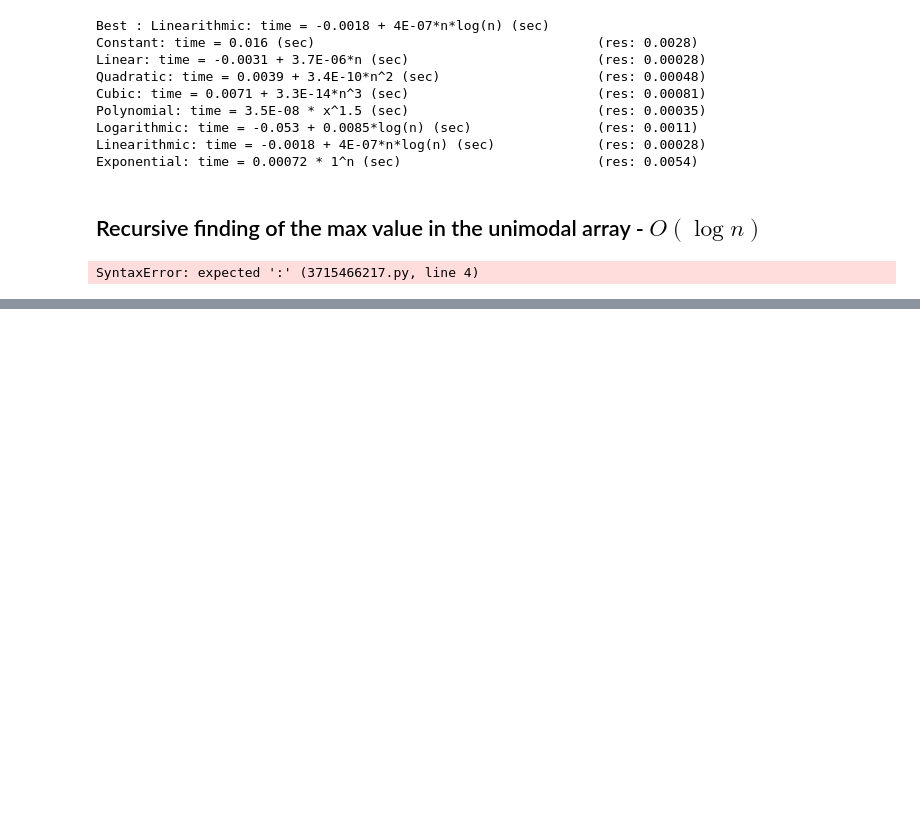
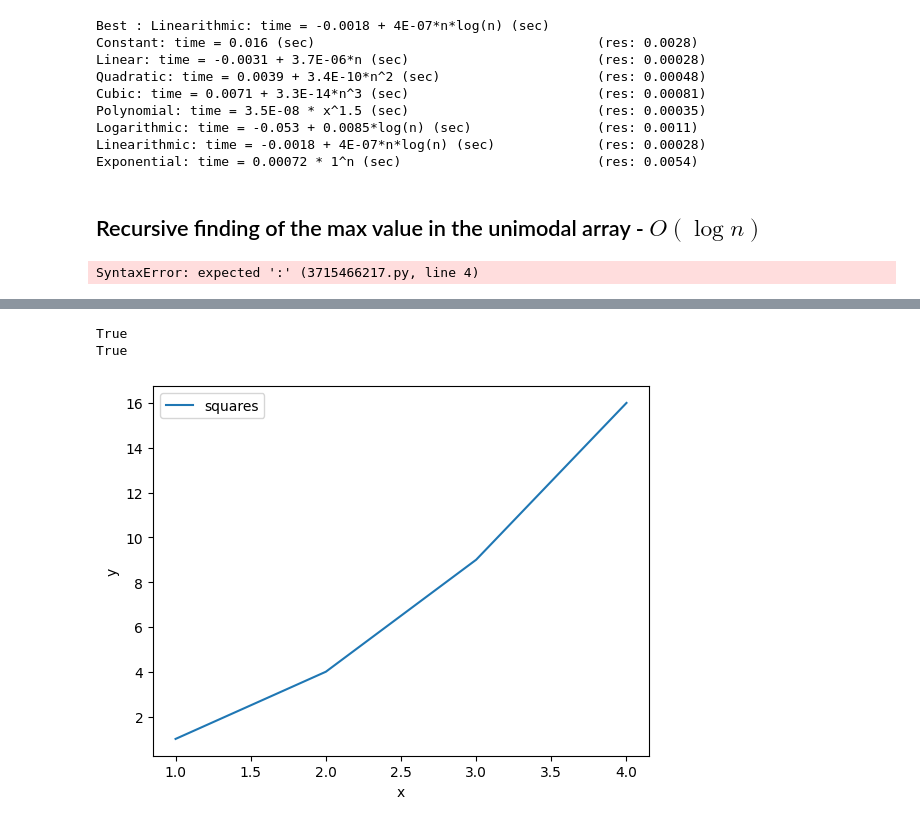
Before and after one commit to denysenko1571/algorithms-roughgarden, a Jupyter notebook: Algorithms Illuminated - Part 1 - The Basics/ch03-divide-and-conquer-algorithms/Algorithms Illuminated - Divide & Conquer Algorithms.ipynb, the cells around one changed output, grey strips where cells are left out. Cells and saved outputs as stored; diff of their text form; code cells hidden in the pictures; blank space fills up the shorter version.

```diff
--- a/Algorithms Illuminated - Part 1 - The Basics/ch03-divide-and-conquer-algorithms/Algorithms Illuminated - Divide & Conquer Algorithms.ipynb
+++ b/Algorithms Illuminated - Part 1 - The Basics/ch03-divide-and-conquer-algorithms/Algorithms Illuminated - Divide & Conquer Algorithms.ipynb
@@ -441,0 +460,49 @@ SyntaxError: expected ':' (3715466217.py, line 4)
+# %%
+# O(n) solution
+
+def linear_index_match(arr):
+    for i in range(len(arr)):
+        if i == arr[i]:
+            return True
+    return False
+
+print(linear_index_match([-3, -1, 1, 3, 5, 9]))
+
+# O(log(n)) solution
+
+def rec_index_match(arr, l=0, r=None):
+    if r is None:
+        r = len(arr) - 1
+
+    if l==r:
+        return arr[l] == l
+
+    mid = (l+r)//2
+
+    if arr[mid] == mid:
+        return True
+
+    if arr[mid] > mid:
+        return rec_index_match(arr, l, mid)
+    else:
+        return rec_index_match(arr, mid+1, r)
+
+print(rec_index_match([-3, -1, 1, 3, 5, 9]))
+# %% [output]
+True
+True
+# %%
+import matplotlib.pyplot as plt
+import timeit
+t = timeit.timeit(lambda: linear_index_match(arr), number=100)
+
+x = [1,2,3,4]
+y = [1,4,9,16]
+
+plt.plot(x,y,label="squares")
+plt.xlabel("x")
+plt.ylabel("y")
+plt.legend()
+plt.show()
+# %% [output]
+[figure, added]
```
Also changed, not shown: parts of 3 cells of this notebook.
